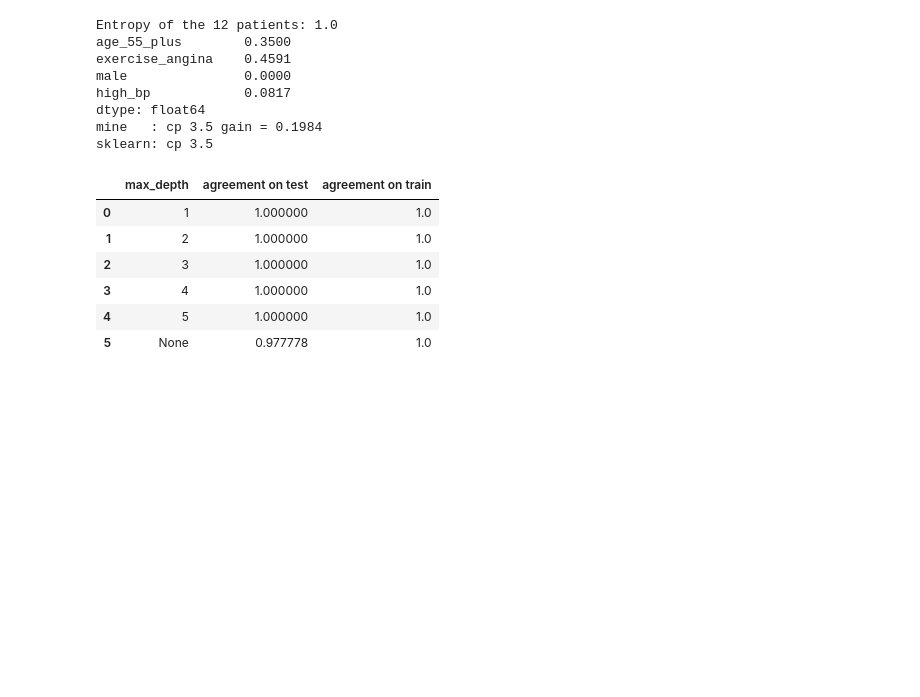
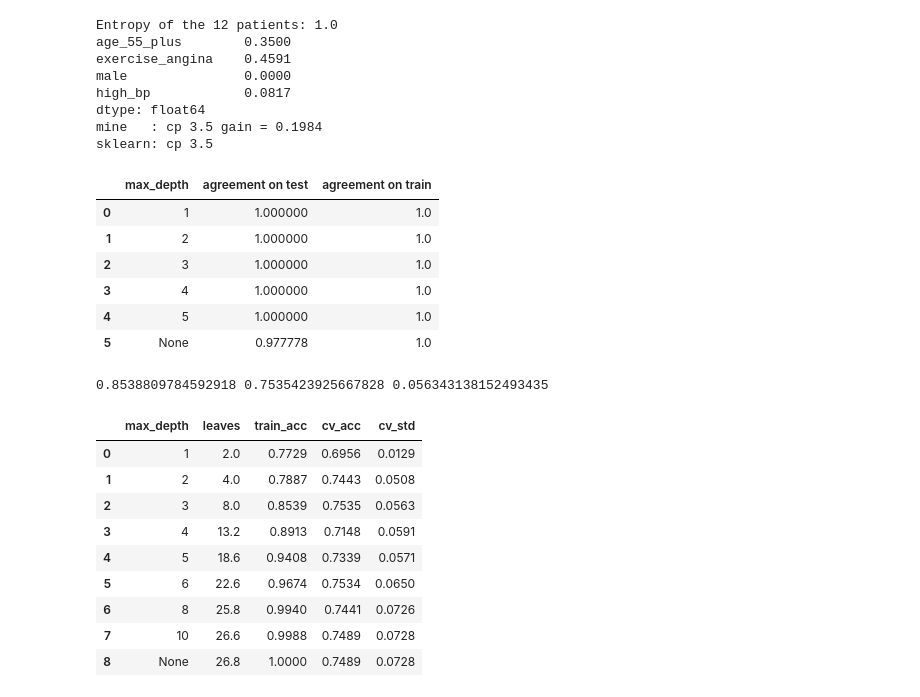
Before and after one commit to Annamerkulova/Merkulova_ML_task_2, a Jupyter notebook: ML_Task_2.ipynb, the cells around one changed output. Drawn from its saved outputs; the diff is of its cells as text; code cells hidden in the pictures; blank space fills up the shorter version.

```diff
--- a/ML_Task_2.ipynb
+++ b/ML_Task_2.ipynb
@@ -405,3 +405,14 @@ sklearn: cp 3.5
 | 3 | 4 | 1.000000 | 1.0 |
 | 4 | 5 | 1.000000 | 1.0 |
 | 5 | None | 0.977778 | 1.0 |
+# %%
+# 3
+from sklearn.model_selection import StratifiedKFold, cross_validate
+from sklearn.tree import DecisionTreeClassifier
+
+cv = StratifiedKFold(n_splits=5, shuffle=True, random_state=SEED)
+model = DecisionTreeClassifier(criterion="entropy", max_depth=3, random_state=SEED)
+scores = cross_validate(model, X_train, y_train, cv=cv, scoring="accuracy", return_train_score=True)
+print(scores["train_score"].mean(), scores["test_score"].mean(), scores["test_score"].std())
+# %% [output]
+0.8538809784592918 0.7535423925667828 0.056343138152493435
@@ -407,0 +438,16 @@ sklearn: cp 3.5
+# %%
+# 3a
+depths = [1, 2, 3, 4, 5, 6, 8, 10, None]
+depth_table = sweep("max_depth", depths)
+depth_table.round(4)
+# %% [output]
+|  | max_depth | leaves | train_acc | cv_acc | cv_std |
+| 0 | 1 | 2.0 | 0.7729 | 0.6956 | 0.0129 |
+| 1 | 2 | 4.0 | 0.7887 | 0.7443 | 0.0508 |
+| 2 | 3 | 8.0 | 0.8539 | 0.7535 | 0.0563 |
+| 3 | 4 | 13.2 | 0.8913 | 0.7148 | 0.0591 |
+| 4 | 5 | 18.6 | 0.9408 | 0.7339 | 0.0571 |
+| 5 | 6 | 22.6 | 0.9674 | 0.7534 | 0.0650 |
+| 6 | 8 | 25.8 | 0.9940 | 0.7441 | 0.0726 |
+| 7 | 10 | 26.6 | 0.9988 | 0.7489 | 0.0728 |
+| 8 | None | 26.8 | 1.0000 | 0.7489 | 0.0728 |
```
Also changed, not shown: parts of 11 cells of this notebook.
